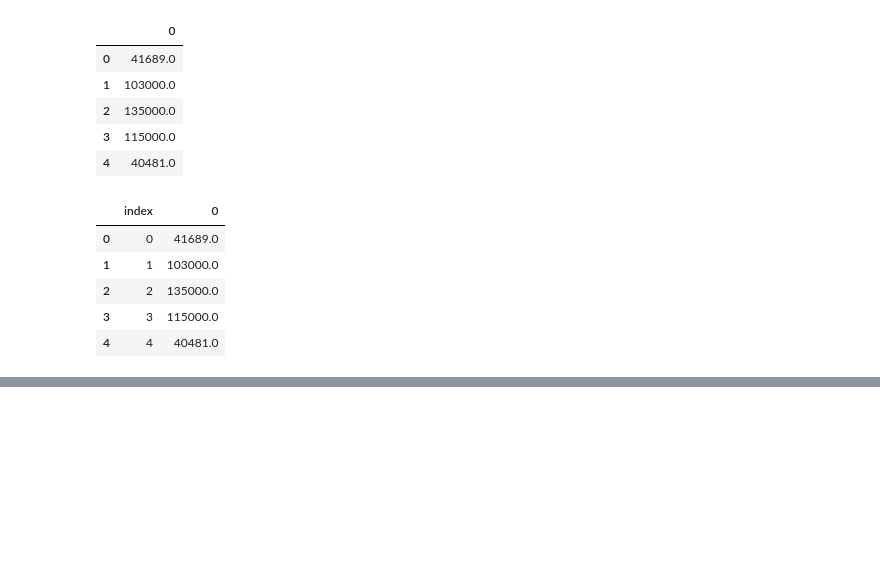
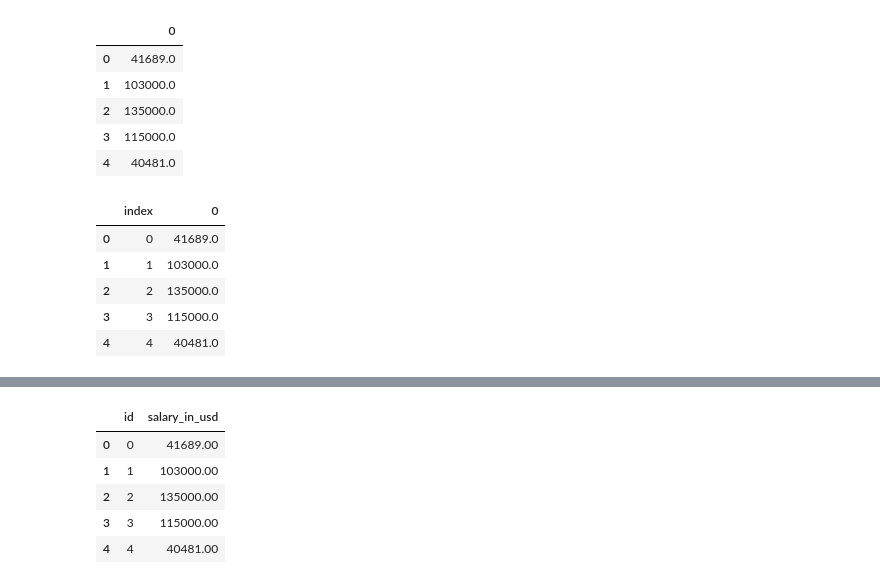
Before and after one commit to OrianAmpuero/Kaggle_Competition, a Jupyter notebook: src/Kaggle Competition_1.ipynb, the cells around one changed output, grey strips where cells are left out. Drawn from its saved outputs; the diff is of its cells as text; code cells hidden in the pictures; blank space fills up the shorter version.

```diff
--- a/src/Kaggle Competition_1.ipynb
+++ b/src/Kaggle Competition_1.ipynb
@@ -325,0 +443,11 @@ solution.to_csv('../results/rfr_dummies.csv', index=False)
+# %%
+solution_gauss.rename(columns={"index": "id", 0: "salary_in_usd"}, inplace= True)
+# %%
+solution_gauss.head()
+# %% [output]
+|  | id | salary_in_usd |
+| 0 | 0 | 41689.00 |
+| 1 | 1 | 103000.00 |
+| 2 | 2 | 135000.00 |
+| 3 | 3 | 115000.00 |
+| 4 | 4 | 40481.00 |
```
Also changed, not shown: parts of 12 cells of this notebook, 1 other file.
